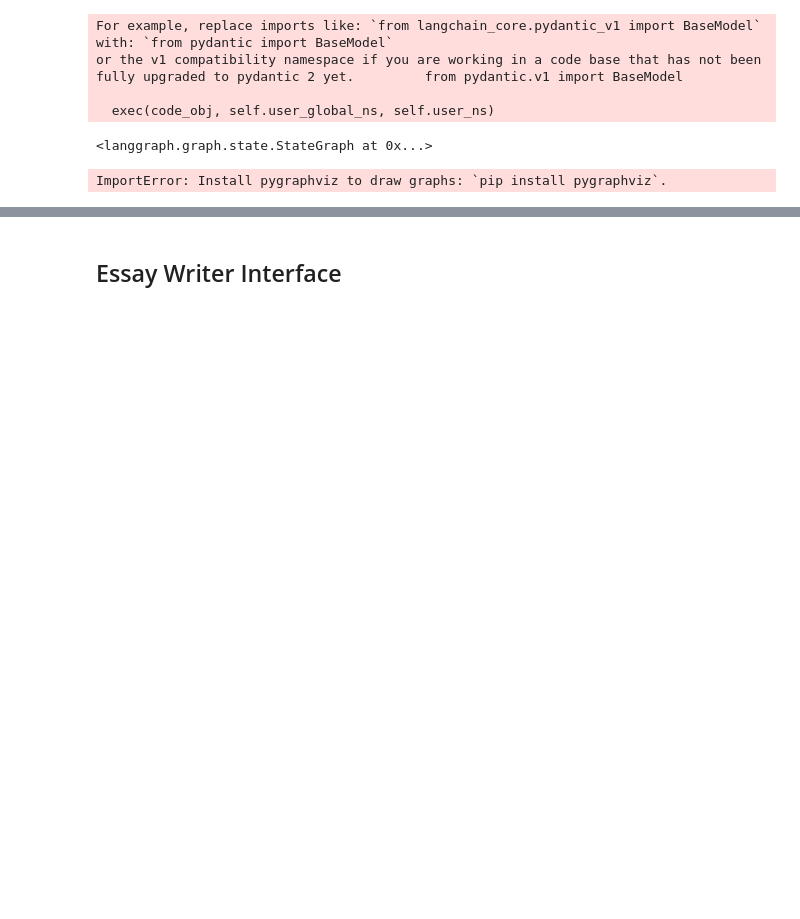
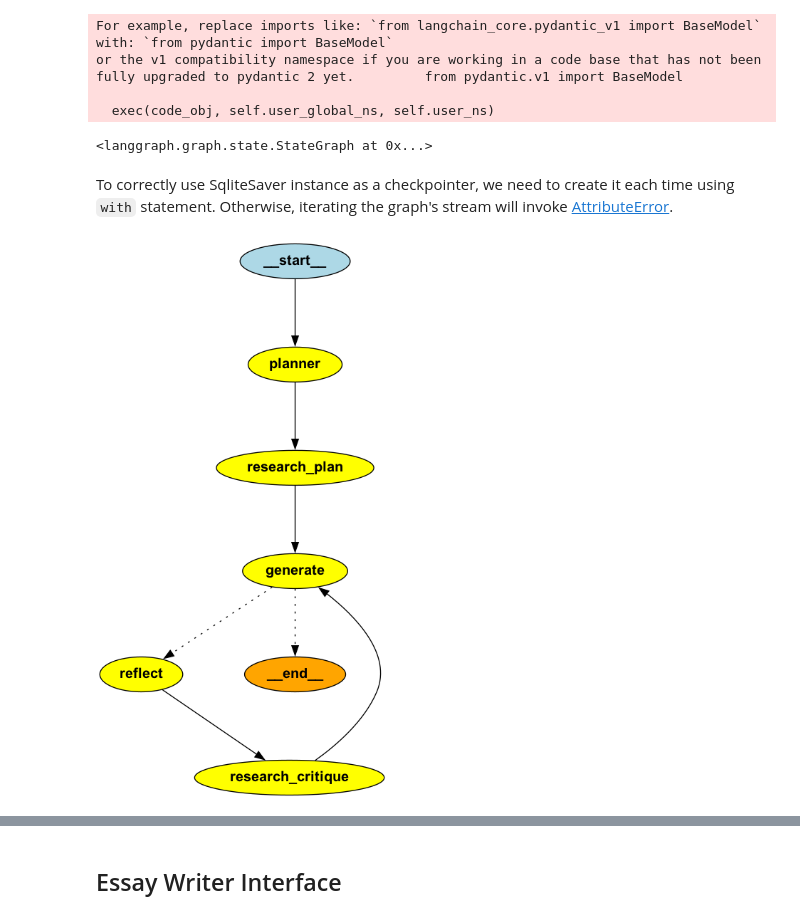
Before and after one commit to hanggrian/IIT-CS587, a Jupyter notebook: langgraph-introduction/notebook.ipynb, the cells around one changed output, grey strips where cells are left out. Saved outputs shown, nothing was run; the diff lists cells and outputs as text; code cells hidden in the pictures; blank space fills up the shorter version.

```diff
--- a/langgraph-introduction/notebook.ipynb
+++ b/langgraph-introduction/notebook.ipynb
@@ -42,13 +44,11 @@ from dotenv import load_dotenv
 from langgraph.graph import StateGraph, END
 from typing import TypedDict, Annotated, List
 import operator
-from langgraph.checkpoint.sqlite import SqliteSaver
 from langchain_core.messages import AnyMessage, SystemMessage, HumanMessage, AIMessage, ChatMessage
 from langchain_openai import ChatOpenAI
 
 _ = load_dotenv()
 
-memory = SqliteSaver.from_conn_string(':memory:')
 model = ChatOpenAI(model='gpt-3.5-turbo', temperature=0)
 # %%
 from langchain_core.pydantic_v1 import BaseModel
@@ -114,10 +114,10 @@ RESEARCH_CRITIQUE_PROMPT = \
         Generate a list of search queries that will gather any relevant information. Only generate 3 queries max.''',
     )
 # %%
-import tavily as tv
+from tavily import TavilyClient
 import os
 
-tavily = tv.TavilyClient(api_key=os.environ['TAVILY_API_KEY'])
+tavily = TavilyClient(api_key=os.environ['TAVILY_API_KEY'])
 
 def plan_node(state: AgentState):
     messages = [
@@ -133,17 +133,19 @@ def research_plan_node(state: AgentState):
             SystemMessage(content=RESEARCH_PLAN_PROMPT),
             HumanMessage(content=state['task']),
         ])
-    content = state['content'] or []
+    content = state.get('content', []) # content = state['content'] or []
     for q in queries.queries:
-        response = tv.search(query=q, max_results=2)
+        response = tavily.search(query=q, max_results=2)
         for r in response['results']:
             content.append(r['content'])
     return {'content': content}
 
 def generation_node(state: AgentState):
-    content = "\n\n".join(state['content'] or [])
-    user_message = HumanMessage(
-        content=f"{state['task']}\n\nHere is my plan:\n\n{state['plan']}")
+    content = '\n\n'.join(state['content'] or [])
+    user_message = \
+        HumanMessage(
+            content=f"{state['task']}\n\nHere is my plan:\n\n{state['plan']}",
+        )
     messages = [
         SystemMessage(content=WRITER_PROMPT.format(content=content)),
         user_message,
@@ -170,7 +172,7 @@ def research_critique_node(state: AgentState):
         ])
     content = state['content'] or []
     for q in queries.queries:
-        response = tv.search(query=q, max_results=2)
+        response = tavily.search(query=q, max_results=2)
         for r in response['results']:
             content.append(r['content'])
     return {'content': content}
@@ -202,11 +204,15 @@ builder.add_edge('reflect', 'research_critique')
 builder.add_edge('research_critique', 'generate')
 # %% [output]
 <langgraph.graph.state.StateGraph at 0x...>
+# %% [markdown]
+To correctly use SqliteSaver instance as a checkpointer, we need to create it each time using `with` statement. Otherwise, iterating the graph's stream will invoke [AttributeError](https://github.com/langchain-ai/langgraph/discussions/1696).
 # %%
-from IPython.display import Image
+from langgraph.checkpoint.sqlite import SqliteSaver
+from IPython.display import Image, display
 
-graph = builder.compile(checkpointer=memory)
-Image(graph.get_graph().draw_png())
+with SqliteSaver.from_conn_string(':memory:') as memory:
+    graph = builder.compile(checkpointer=memory)
+    display(Image(graph.get_graph().draw_png()))
 # %% [output]
-ImportError: Install pygraphviz to draw graphs: `pip install pygraphviz`.
+[figure, added]
 # %%
```
Also changed, not shown: parts of 5 cells of this notebook, 1 other file.
